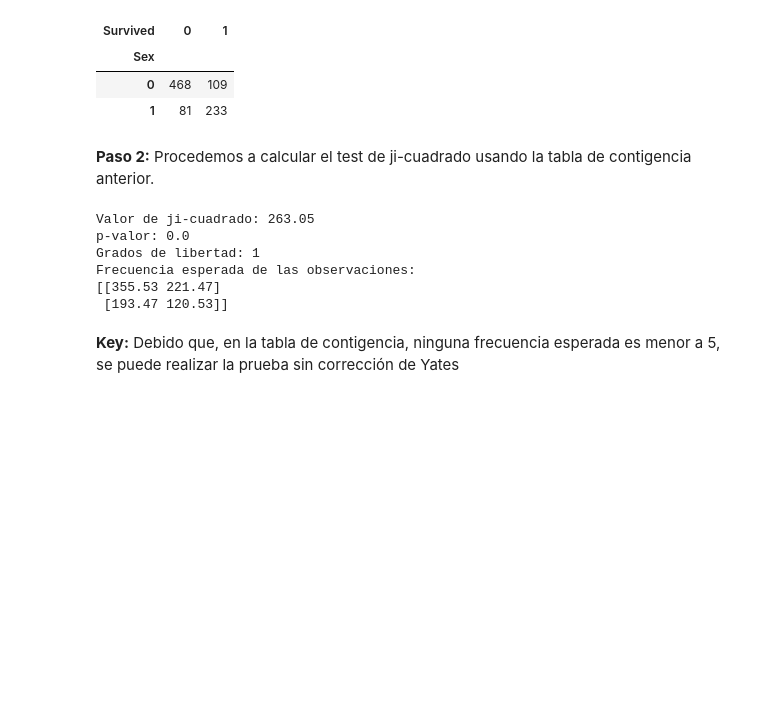
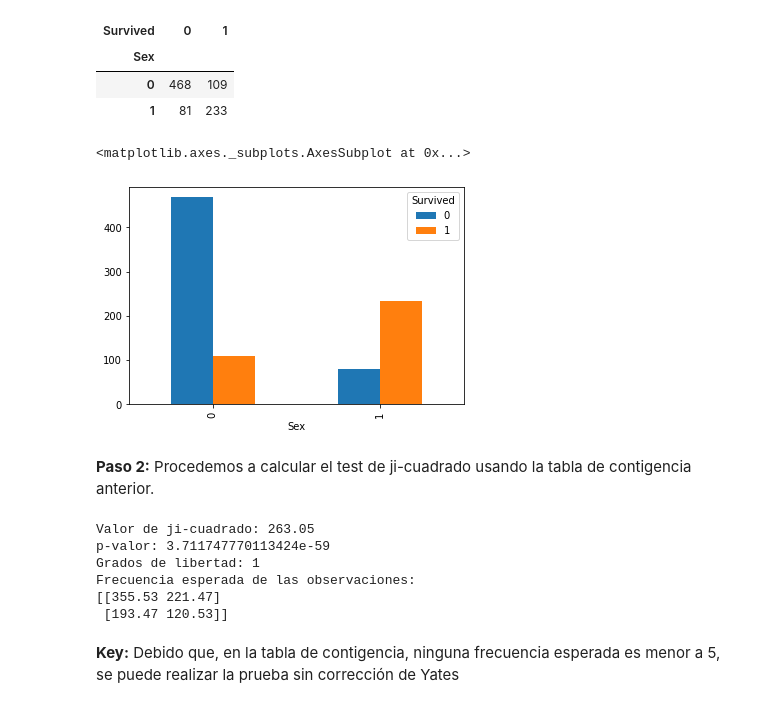
Before and after one commit to juancn95/saturdaysAI_titanic_challenge, a Jupyter notebook: SaturdaysAI_titanic_challenge.ipynb, the cells around one changed output. Cells and saved outputs as stored; diff of their text form; code cells hidden in the pictures; blank space fills up the shorter version.

```diff
--- a/SaturdaysAI_titanic_challenge.ipynb
+++ b/SaturdaysAI_titanic_challenge.ipynb
@@ -311,0 +342,2 @@ plt.show()
+# %%
+df.pop('Cabin')
@@ -331,28 +387,32 @@ chi_sq.head()
 # %% [markdown]
 **Paso 1:** Obtener la tabla de contigencia con la función `.crosstab` de `Pandas`.
 # %%
-contigency_tb = pd.crosstab(chi_sq.Sex , chi_sq.Survived)
-contigency_tb
+# Frecuencias observaciones
+obs = pd.crosstab(chi_sq.Sex , chi_sq.Survived)
+obs
 # %% [output]
 | Survived | 0 | 1 |
 | Sex |  |  |
 | 0 | 468 | 109 |
 | 1 | 81 | 233 |
+# %%
+obs.plot(kind='bar')
+# %% [output]
+<matplotlib.axes._subplots.AxesSubplot at 0x...>
+[figure, added]
 # %% [markdown]
 **Paso 2:** Procedemos a calcular el test de ji-cuadrado usando la tabla de contigencia anterior.
 # %%
-obs = contigency_tb.values # Observaciones
-
 #Chi2, p-valor, grados de libertad, frecuencia esperada
-chi_2, p, dof, ex = chi2_contingency(obs, correction=False)
+chi_2, p, dof, ex = chi2_contingency(obs)
 
 print('Valor de ji-cuadrado: {}'.format(round(chi_2, 2)))
-print('p-valor: {}'.format(round(p, 2)))
+print('p-valor: {}'.format(p))
 print('Grados de libertad: {}'.format(dof))
 print('Frecuencia esperada de las observaciones: \n{}'.format(ex.round(2)))
 # %% [output]
 Valor de ji-cuadrado: 263.05
-p-valor: 0.0
+p-valor: 3.711747770113424e-59
 Grados de libertad: 1
 Frecuencia esperada de las observaciones:
 [[355.53 221.47]
```
Also changed, not shown: parts of 36 cells of this notebook.
